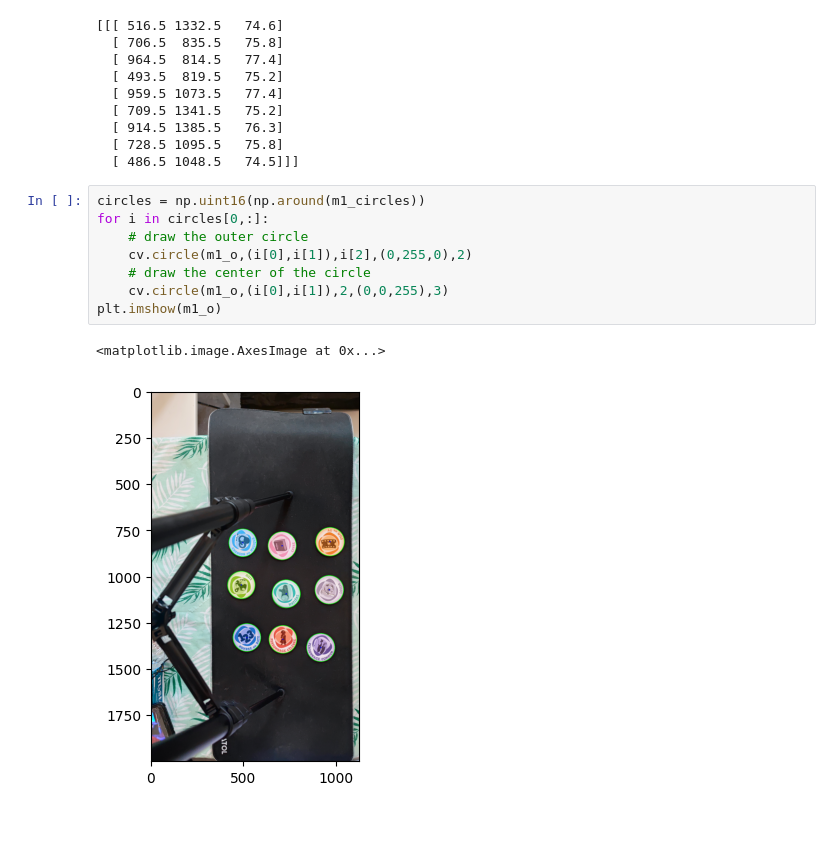
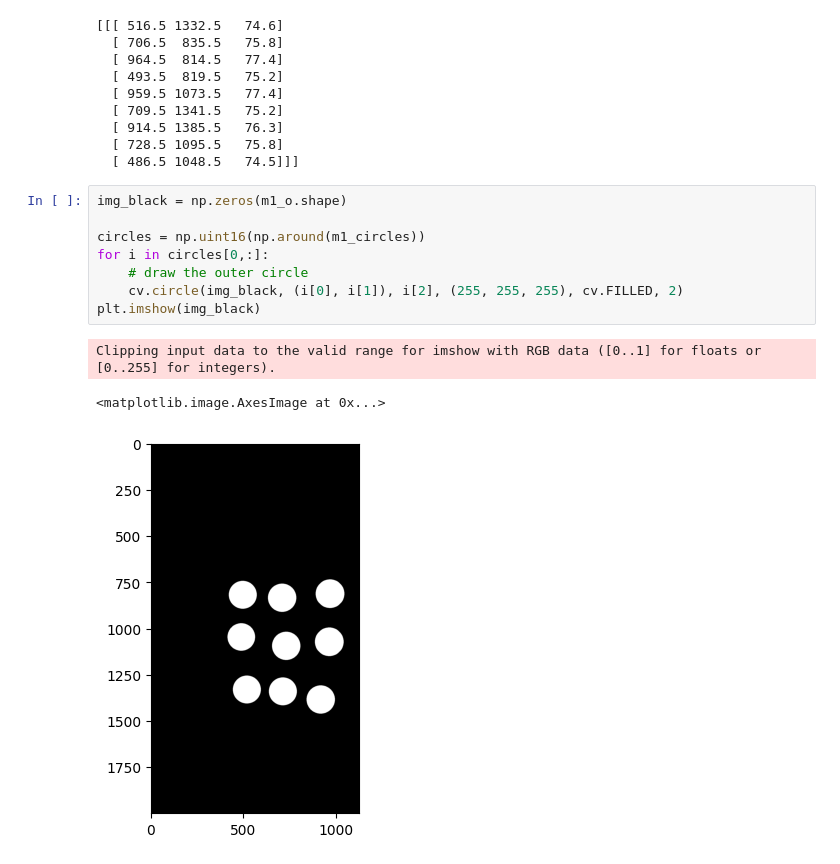
Before and after one commit to Florent-Git/mysteres-vision, a Jupyter notebook: floshie.ipynb, the cells around one changed output. Drawn from its saved outputs; the diff is of its cells as text; blank space fills up the shorter version.

Commit message:
Update: created mask from circles

```diff
--- a/floshie.ipynb
+++ b/floshie.ipynb
@@ -49,13 +49,14 @@ print(m1_circles)
   [ 728.5 1095.5   75.8]
   [ 486.5 1048.5   74.5]]]
 # %%
+img_black = np.zeros(m1_o.shape)
+
 circles = np.uint16(np.around(m1_circles))
 for i in circles[0,:]:
     # draw the outer circle
-    cv.circle(m1_o,(i[0],i[1]),i[2],(0,255,0),2)
-    # draw the center of the circle
-    cv.circle(m1_o,(i[0],i[1]),2,(0,0,255),3)
-plt.imshow(m1_o)
+    cv.circle(img_black, (i[0], i[1]), i[2], (255, 255, 255), cv.FILLED, 2)
+plt.imshow(img_black)
 # %% [output]
-<matplotlib.image.AxesImage at 0x...>
+Clipping input data to the valid range for imshow with RGB data ([0..1] for floats or [0..255] for integers).
+<matplotlib.image.AxesImage at 0x...>
-[figure, old version]
+[figure, new version]
```
Also changed, not shown: parts of 1 cell of this notebook.
